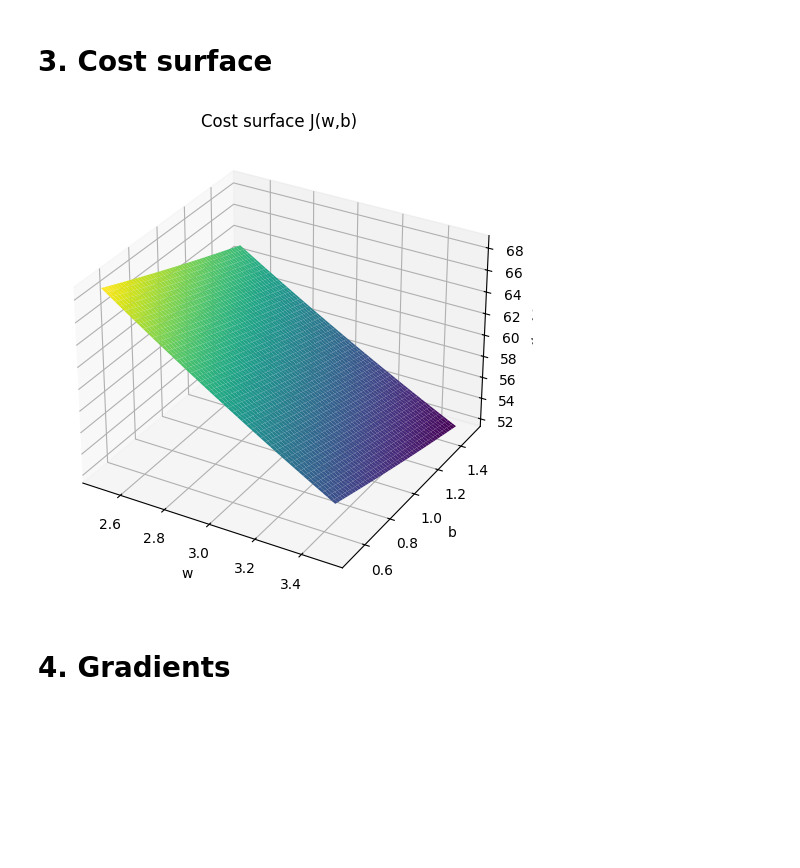
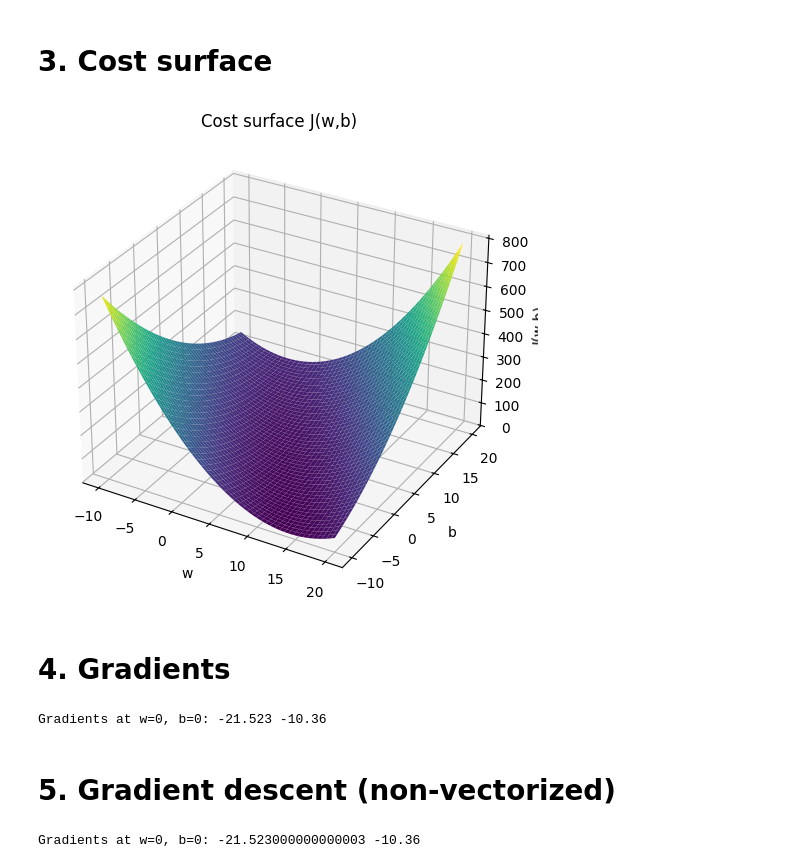
Before and after one commit to andrescalderonr/Stellar-luminosity-Andres-Calderon, a Jupyter notebook: 01_part1_linreg_1feature.ipynb, the cells around one changed output. Cells and saved outputs as stored; diff of their text form; code cells hidden in the pictures; blank space fills up the shorter version.

```diff
--- a/01_part1_linreg_1feature.ipynb
+++ b/01_part1_linreg_1feature.ipynb
@@ -53,29 +53,66 @@ Cost with w=0, b=0: 117.69675000000001
 # %%
 from mpl_toolkits.mplot3d import Axes3D
 from matplotlib import cm
 import matplotlib.pyplot as plt
 import numpy as np
 
-w_values = np.linspace(2.5, 3.5, 200)
-b_values = np.linspace(0.5, 1.5, 200)
+w_values = np.linspace(-10, 20, 200)
+b_values = np.linspace(-10, 20, 200)
 
 W, B = np.meshgrid(w_values, b_values)
 J_vals = np.zeros_like(W)
 
 for i in range(W.shape[0]):
     for j in range(W.shape[1]):
         J_vals[i, j] = compute_cost(M, L, W[i, j], B[i, j])
 
 
 fig = plt.figure(figsize=(8,6))
 ax = fig.add_subplot(111, projection='3d')
 ax.plot_surface(W, B, J_vals, cmap=cm.viridis, linewidth=0, antialiased=True)
 ax.set_xlabel("w")
 ax.set_ylabel("b")
 ax.set_zlabel("J(w,b)")
 ax.set_title("Cost surface J(w,b)")
 plt.show()
 # %% [output]
-[figure, old version]
+[figure, new version]
 # %% [markdown]
 # 4. Gradients
+# %%
+def compute_gradients(M, L, w, b):
+    m = M.shape[0]
+    L_hat = w * M + b  # f_{w,b}(x)
+    errors = L_hat - L
+
+    dj_dw = (1 / m) * np.sum(errors * M)
+    dj_db = (1 / m) * np.sum(errors)
+    return dj_dw, dj_db
+
+dj_dw_test, dj_db_test = compute_gradients(M, L, w_test, b_test)
+print("Gradients at w=0, b=0:", dj_dw_test, dj_db_test)
+# %% [output]
+Gradients at w=0, b=0: -21.523 -10.36
+# %% [markdown]
+# 5. Gradient descent (non-vectorized)
+# %%
+def compute_gradients(M, L, w, b):
+    """Compute dJ/dw and dJ/db using explicit loops."""
+    m_local = len(M)
+    sum_dw = 0.0
+    sum_db = 0.0
+
+    for i in range(m_local):
+        f_wb = w * M[i] + b
+        error = f_wb - L[i]
+        sum_dw += error * M[i]
+        sum_db += error
+
+    dj_dw = sum_dw / m_local
+    dj_db = sum_db / m_local
+    return dj_dw, dj_db
+
+dj_dw_test, dj_db_test = compute_gradients(M, L, w_test, b_test)
+print("Gradients at w=0, b=0:", dj_dw_test, dj_db_test)
+# %% [output]
+Gradients at w=0, b=0: -21.523000000000003 -10.36
```
Also changed, not shown: parts of 1 cell of this notebook.
